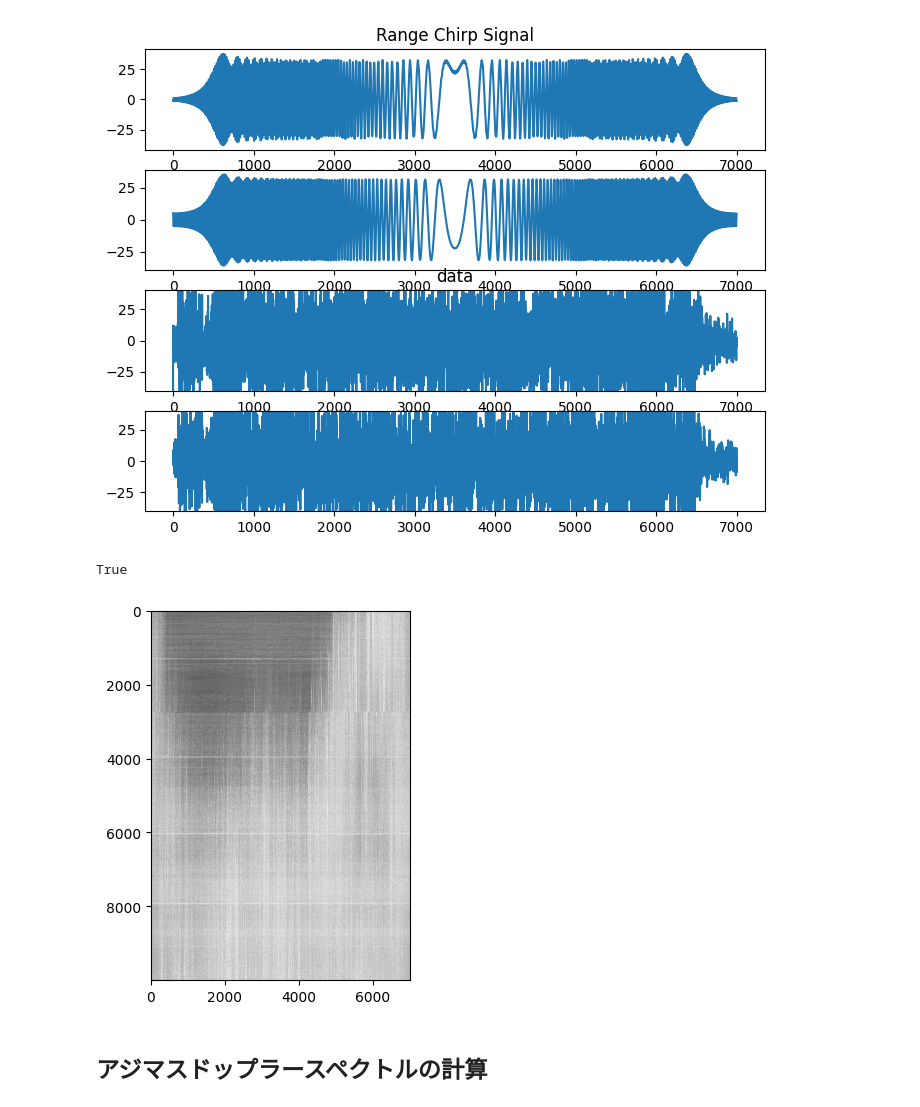
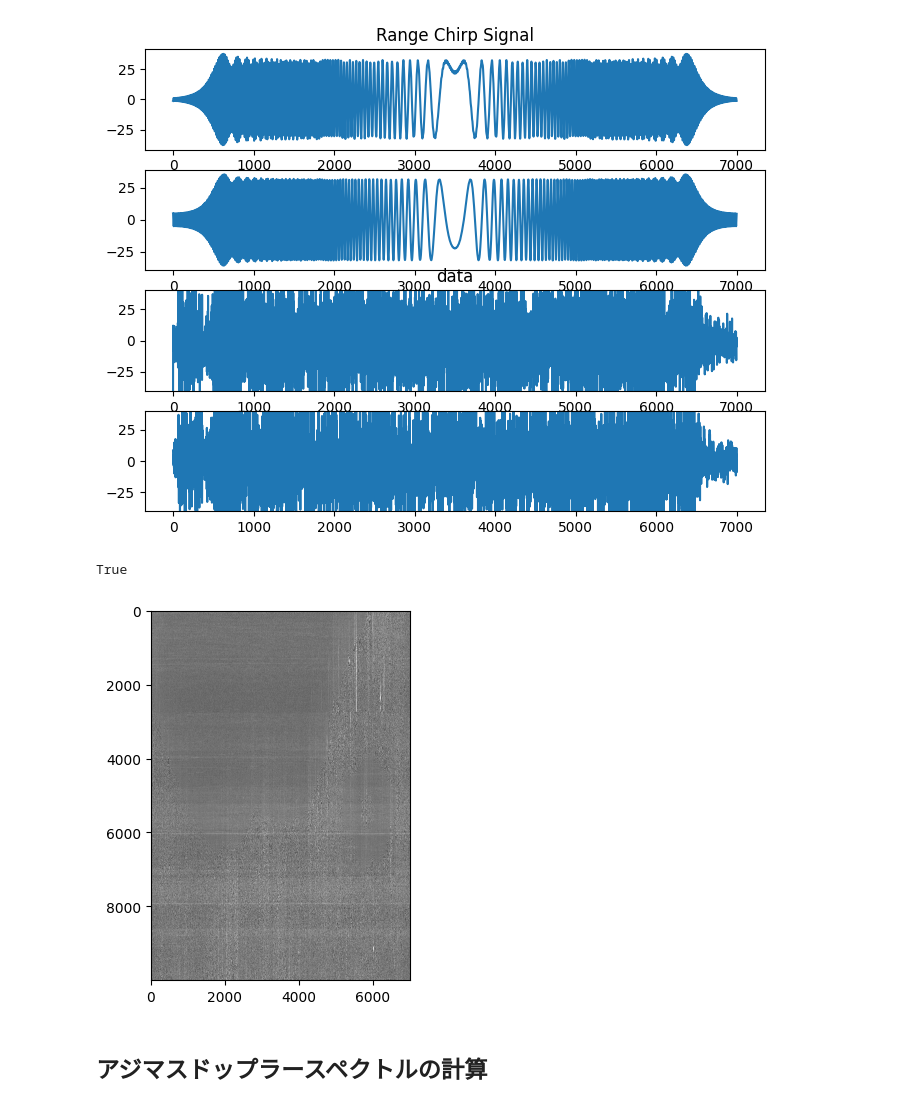
Before and after one commit to hiydee/sar_raw_process, a Jupyter notebook: src/alos_raw_process.ipynb, the cells around one changed output. Cells and saved outputs as stored; diff of their text form; code cells hidden in the pictures.

```diff
--- a/src/alos_raw_process.ipynb
+++ b/src/alos_raw_process.ipynb
@@ -381,15 +398,17 @@ axes[1].plot(fchirp_padded_shift.imag)
 # %% [markdown]
 #### レンジのfft
 # %%
-r_means = np.mean(a_r_mtx, axis=1)
-mtx_sub = a_r_mtx - r_means[:, np.newaxis]
-a_fr_mtx = np.fft.fft(mtx_sub, axis=1)
+# r_means = np.mean(a_r_mtx, axis=1)
+# mtx_sub = a_r_mtx - r_means[:, np.newaxis]
+# mtx_sub = a_r_mtx
+
+a_fr_mtx = np.fft.fft(a_r_mtx, axis=1)
 a_fr_mtx_shift = np.fft.fftshift(a_fr_mtx, axes=(1,))
 
 fig, axes = plt.subplots(2, 1, figsize=(8, 4))
 axes[0].set_title("Range0 Signal Time")
-axes[0].plot(mtx_sub[0,:].real)
-axes[1].plot(mtx_sub[0,:].imag)
+axes[0].plot(a_r_mtx[0,:].real)
+axes[1].plot(a_r_mtx[0,:].imag)
 
 fig, axes = plt.subplots(2, 1, figsize=(8, 4))
 axes[0].set_title("Range0 Signal Freq")
@@ -406,10 +425,11 @@ axes[1].set_ylim((-ly, ly))
 #### レンジの相関処理の実行
 # %%
 comp = fchirp_padded_shift[np.newaxis,:] * np.conj(a_fr_mtx_shift)
+
 # レンジ成分を逆フーリエ変換して時間領域に戻す
 a_r_rangeimage = np.fft.ifft(comp,axis=1)
-range_means = np.mean(a_r_rangeimage, axis=1)
-a_r_rangeimage = a_r_rangeimage - range_means[:,np.newaxis]
+# range_means = np.mean(a_r_rangeimage, axis=1)
+# a_r_rangeimage = a_r_rangeimage - range_means[:,np.newaxis]
 
 # plot
 fig, axes = plt.subplots(4,1, figsize=(8, 6))
@@ -432,14 +452,14 @@ axes[3].set_ylim((-ly, ly))
 # 生成後の画像を調整するために追加
 a_r_rangeimage = np.fliplr(a_r_rangeimage)
 # %%
-# 適当に規格化している
-a_r_rangeimage_save = np.abs(a_r_rangeimage) / np.abs(a_r_rangeimage).max() * 10 * 255
+# 適当にスケールしている
+a_r_rangeimage_save = np.abs(a_r_rangeimage) / np.abs(a_r_rangeimage).max()*255
 a_r_rangeimage_save[a_r_rangeimage_save > 255] = 255
-plt.imshow(a_r_rangeimage_save.astype(np.uint8), cmap="gray")
+plt.imshow(a_r_rangeimage_save.astype(np.uint8), cmap="gray", vmin=40, vmax=80)
 cv2.imwrite(f"{out_dir}/rangeimage.png", a_r_rangeimage_save.astype(np.uint8))
 # %% [output]
 True
-[figure, old version]
+[figure, new version]
 # %% [markdown]
 ## アジマスドップラースペクトルの計算
 # %% [markdown]
```
Also changed, not shown: parts of 12 cells of this notebook, 1 other file.
